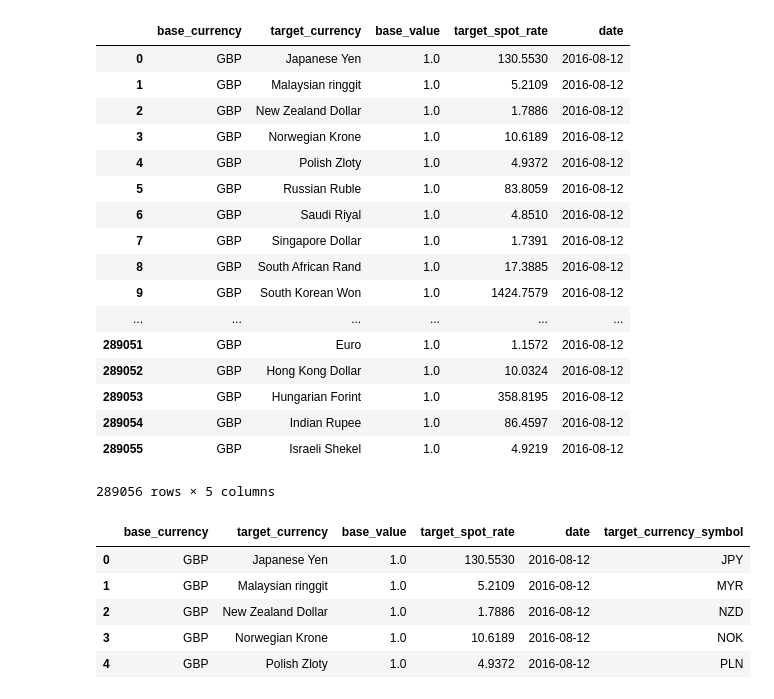
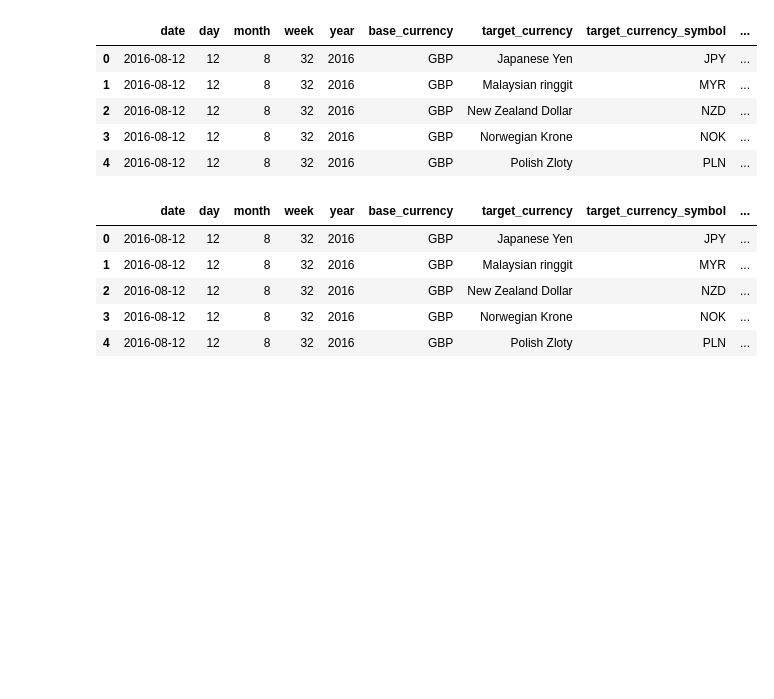
Before and after one commit to JaiPancholi/currency_analysis, a Jupyter notebook: notebooks/initial_exploration.ipynb, the cells around one changed output. Cells and saved outputs as stored; diff of their text form; code cells hidden in the pictures; blank space fills up the shorter version.

```diff
--- a/notebooks/initial_exploration.ipynb
+++ b/notebooks/initial_exploration.ipynb
@@ -35,46 +45,33 @@ df.drop(columns=['id', 'url', 'target_52wk_high', 'target_52wk_low', 'created_at
 # %%
 # create Date
 import datetime
 df['date'] = df.apply(lambda x: datetime.date(x['year'], x['month'], x['day']), axis=1)
-df.drop(columns=['day', 'month', 'year'], inplace=True)
+df['date'] = pd.to_datetime(df['date'])
+df['week'] = df['date'].dt.week
+df = df[['date','day','month','week','year','base_currency','target_currency','target_currency_symbol','base_value','target_spot_rate']]
 
-df
+# df.drop(columns=['day', 'month', 'year'], inplace=True)
+
+df.head()
 # %% [output]
-|  | base_currency | target_currency | base_value | target_spot_rate | date |
-| 0 | GBP | Japanese Yen | 1.0 | 130.5530 | 2016-08-12 |
-| 1 | GBP | Malaysian ringgit | 1.0 | 5.2109 | 2016-08-12 |
-| 2 | GBP | New Zealand Dollar | 1.0 | 1.7886 | 2016-08-12 |
-| 3 | GBP | Norwegian Krone | 1.0 | 10.6189 | 2016-08-12 |
-| 4 | GBP | Polish Zloty | 1.0 | 4.9372 | 2016-08-12 |
-| 5 | GBP | Russian Ruble | 1.0 | 83.8059 | 2016-08-12 |
-| 6 | GBP | Saudi Riyal | 1.0 | 4.8510 | 2016-08-12 |
-| 7 | GBP | Singapore Dollar | 1.0 | 1.7391 | 2016-08-12 |
-| 8 | GBP | South African Rand | 1.0 | 17.3885 | 2016-08-12 |
-| 9 | GBP | South Korean Won | 1.0 | 1424.7579 | 2016-08-12 |
-| ... | ... | ... | ... | ... | ... |
-| 289051 | GBP | Euro | 1.0 | 1.1572 | 2016-08-12 |
-| 289052 | GBP | Hong Kong Dollar | 1.0 | 10.0324 | 2016-08-12 |
-| 289053 | GBP | Hungarian Forint | 1.0 | 358.8195 | 2016-08-12 |
-| 289054 | GBP | Indian Rupee | 1.0 | 86.4597 | 2016-08-12 |
-| 289055 | GBP | Israeli Shekel | 1.0 | 4.9219 | 2016-08-12 |
+|  | date | day | month | week | year | base_currency | target_currency | target_currency_symbol | ... |
+| 0 | 2016-08-12 | 12 | 8 | 32 | 2016 | GBP | Japanese Yen | JPY | ... |
+| 1 | 2016-08-12 | 12 | 8 | 32 | 2016 | GBP | Malaysian ringgit | MYR | ... |
+| 2 | 2016-08-12 | 12 | 8 | 32 | 2016 | GBP | New Zealand Dollar | NZD | ... |
+| 3 | 2016-08-12 | 12 | 8 | 32 | 2016 | GBP | Norwegian Krone | NOK | ... |
+| 4 | 2016-08-12 | 12 | 8 | 32 | 2016 | GBP | Polish Zloty | PLN | ... |
-289056 rows × 5 columns
 # %%
 # Convert target_curency into Iso Symbol
-
-# for currency in df['target_currency'].unique():
-#     print(currency)
-
 currency_dict = {'Japanese Yen': 'JPY','Malaysian ringgit': 'MYR','New Zealand Dollar': 'NZD','Norwegian Krone': 'NOK','Polish Zloty': 'PLN','Russian Ruble': 'RUB','Saudi Riyal': 'SAR','Singapore Dollar': 'SGD','South African Rand': 'ZAR','South Korean Won': 'KRW','Swedish Krona': 'SEK','Swiss Franc': 'CHF','Taiwan Dollar': 'TWD','Thai Baht': 'THB','Turkish Lira': 'TRY','US Dollar': 'USD','Australian Dollar': 'AUD','Canadian Dollar': 'CAD','Chinese Yuan': 'Yuan','Cyprus Pound': 'CYP','Czech Koruna': 'CZK','Danish Krone': 'DKK','Estonian Kroon': 'EEK','Euro': 'EUR','Hong Kong Dollar': 'HKD','Hungarian Forint': 'HUF','Indian Rupee': 'INR','Israeli Shekel': 'ILS','Latvian Lats': 'LVL','Lithuanian Litas': 'LTL','Maltese Lira': 'MTL','Slovak Koruna': 'SKK','Slovenian Tolar': 'SIT','Sterling': 'GBP','Swedish Krona ': 'SEK','Brazilian Real': 'BRL','Austrian Schilling': 'ATS','Belgian Franc': 'BEF','Deutschemark': 'DEM','Finnish Markka': 'FIM','French Franc': 'FRF','Greek Drachma': 'GRD','Irish Punt': 'IEP','Italian Lire': 'ITL','Netherlands Guilder': 'NLG','Portuguese Escudo': 'PTE','Spanish Peseta': 'ESP'}
 
 df['target_currency'].replace('Latvian Lats\r\nCurrency joined the Euro on 01/01/2014', 'Latvian Lats', inplace=True)
-
 df['target_currency_symbol'] = df['target_currency'].apply(lambda x: currency_dict[x])
 df[df['target_currency_symbol'].isnull()]
 df.head()
 # %% [output]
-|  | base_currency | target_currency | base_value | target_spot_rate | date | target_currency_symbol |
-| 0 | GBP | Japanese Yen | 1.0 | 130.5530 | 2016-08-12 | JPY |
-| 1 | GBP | Malaysian ringgit | 1.0 | 5.2109 | 2016-08-12 | MYR |
-| 2 | GBP | New Zealand Dollar | 1.0 | 1.7886 | 2016-08-12 | NZD |
-| 3 | GBP | Norwegian Krone | 1.0 | 10.6189 | 2016-08-12 | NOK |
-| 4 | GBP | Polish Zloty | 1.0 | 4.9372 | 2016-08-12 | PLN |
+|  | date | day | month | week | year | base_currency | target_currency | target_currency_symbol | ... |
+| 0 | 2016-08-12 | 12 | 8 | 32 | 2016 | GBP | Japanese Yen | JPY | ... |
+| 1 | 2016-08-12 | 12 | 8 | 32 | 2016 | GBP | Malaysian ringgit | MYR | ... |
+| 2 | 2016-08-12 | 12 | 8 | 32 | 2016 | GBP | New Zealand Dollar | NZD | ... |
+| 3 | 2016-08-12 | 12 | 8 | 32 | 2016 | GBP | Norwegian Krone | NOK | ... |
+| 4 | 2016-08-12 | 12 | 8 | 32 | 2016 | GBP | Polish Zloty | PLN | ... |
```
Also changed, not shown: parts of 16 cells of this notebook.
